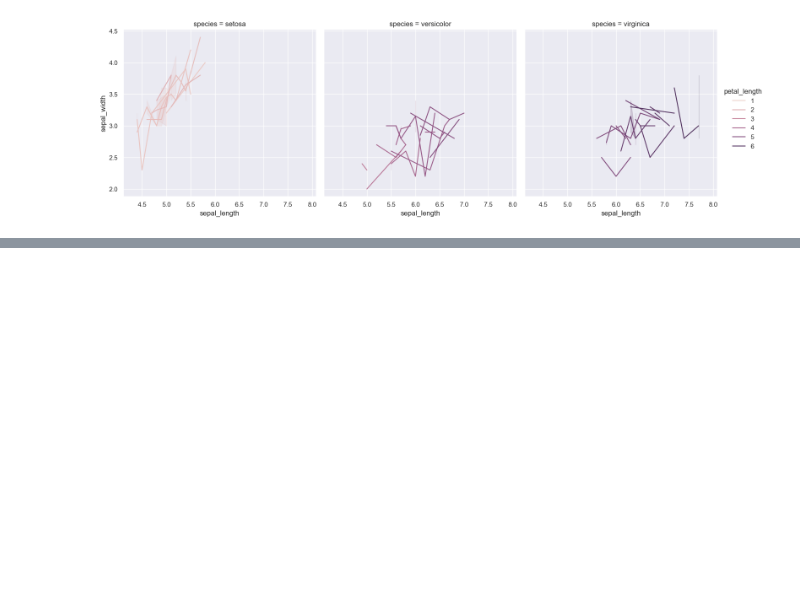
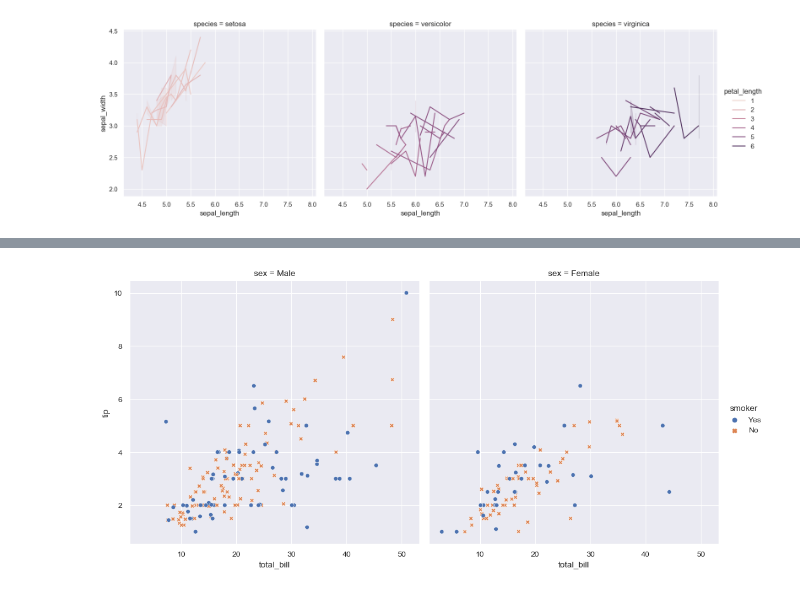
Before and after one commit to Utkash12/digipodium, a Jupyter notebook: data analysis/seaborn.ipynb, the cells around one changed output, grey strips where cells are left out. Saved outputs shown, nothing was run; the diff lists cells and outputs as text; code cells hidden in the pictures; blank space fills up the shorter version.

```diff
--- a/data analysis/seaborn.ipynb
+++ b/data analysis/seaborn.ipynb
@@ -105,3 +110,6 @@ sns.set_theme()
 sns.relplot(x="sepal_length",y="sepal_width",hue="petal_length",col="species", kind="line",data=iris);
 # %% [output]
 [figure]
+# %%
+sns.set_theme()
+sns.relplot(x="sepal_length",y="sepal_width",hue="petal_length",col="species", kind="",data=iris);
@@ -107,0 +135,3 @@ sns.relplot(x="sepal_length",y="sepal_width",hue="petal_length",col="species", k
+# %%
+tips=sns.load_dataset('tips')
+tips
@@ -107,0 +152,5 @@ sns.relplot(x="sepal_length",y="sepal_width",hue="petal_length",col="species", k
+# %%
+sns.relplot(x='total_bill',y='tip',hue="smoker",col="sex",style="smoker",data=tips)
+sns.set_theme('paper','darkgrid')
+# %% [output]
+[figure, added]
```
Also changed, not shown: parts of 20 cells of this notebook.
